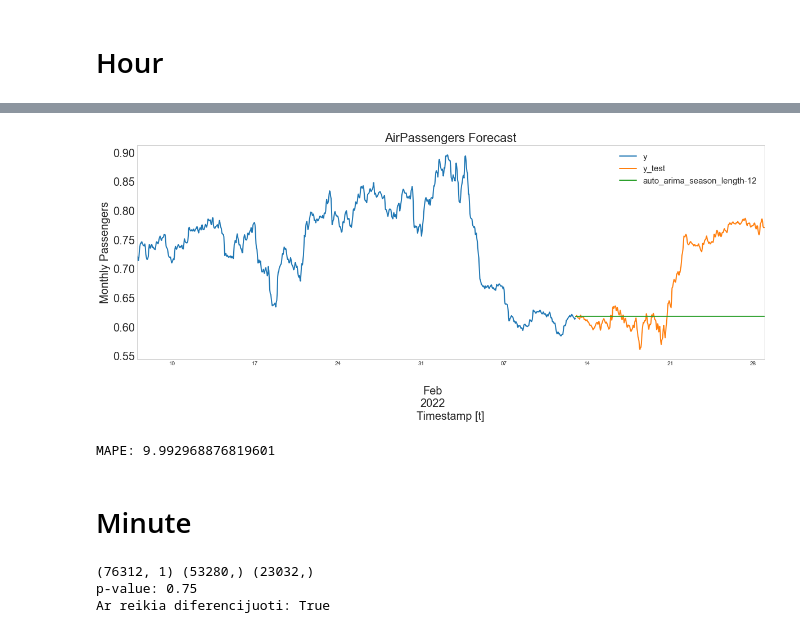
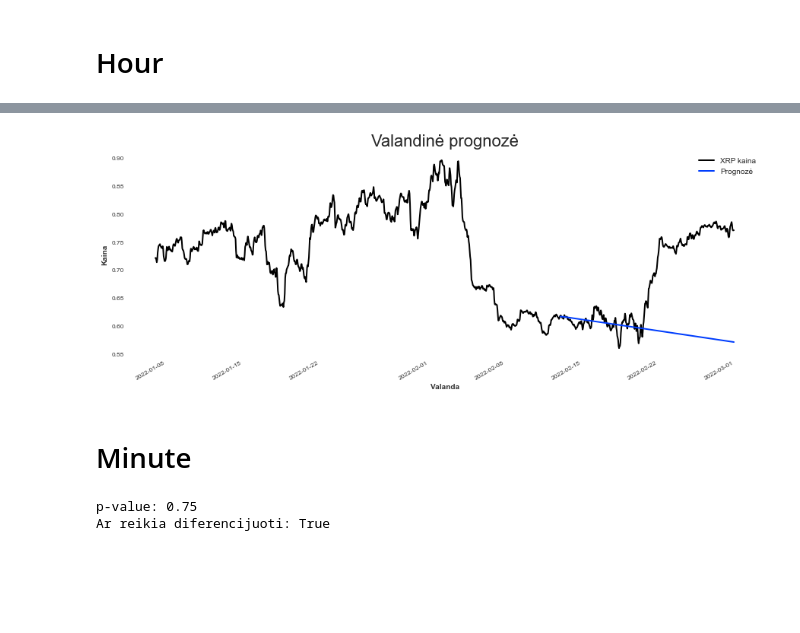
Before and after one commit to MGaulia/PD, a Jupyter notebook: 2 AR.ipynb, the cells around one changed output, grey strips where cells are left out. Drawn from its saved outputs; the diff is of its cells as text; code cells hidden in the pictures; blank space fills up the shorter version.

```diff
--- a/2 AR.ipynb
+++ b/2 AR.ipynb
@@ -208,16 +135,13 @@ P value:  1.0
 # %%
-plotanddoarima(hour_test, hour_train, 12, '1H', "hour")
+plot_and_do_forecast("data/full_hour.csv", "Valanda","Valandinė prognozė", "hour")
 # %% [output]
-[figure, old version]
+[figure, new version]
-MAPE: 9.992968876819601
 # %% [markdown]
 # Minute
 # %%
 minute = pd.read_csv("data/full_minute.csv", parse_dates=['time'])[['time', 'XRP_price']].set_index('time')
-minute_train, minute_test = split_dataset(minute)
 test_stationarity(minute.XRP_price)
 # %% [output]
-(76312, 1) (53280,) (23032,)
 p-value: 0.75
 Ar reikia diferencijuoti: True
 # %%
```
Also changed, not shown: parts of 14 cells of this notebook.
